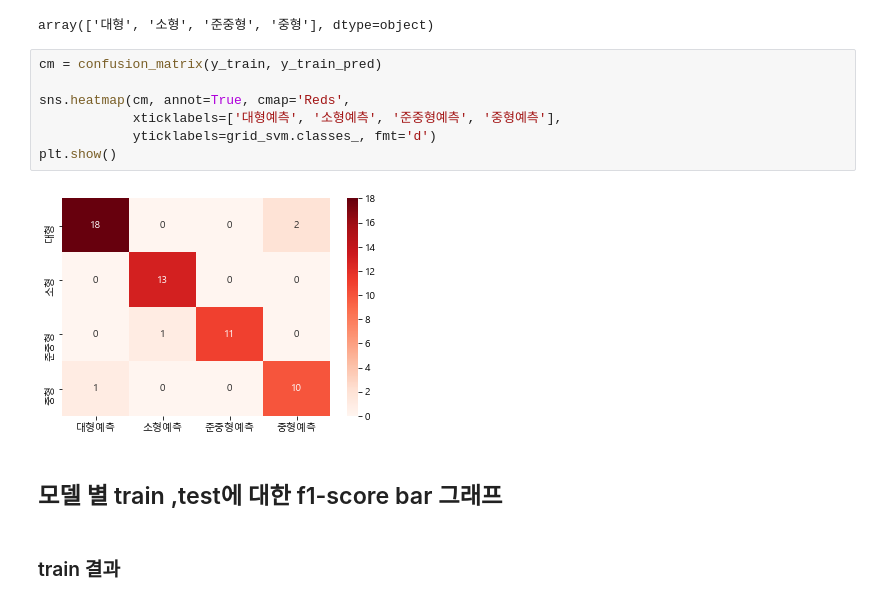
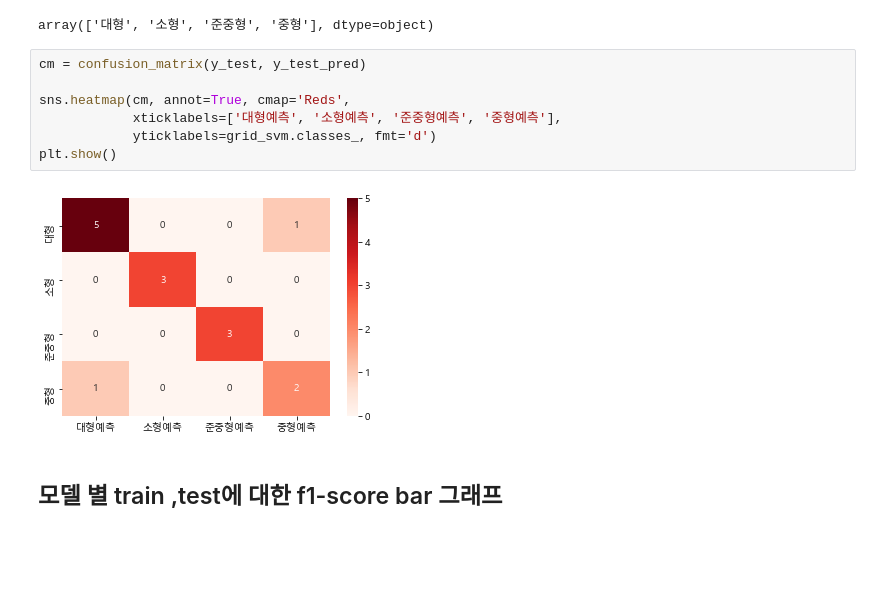
Before and after one commit to pgw928/medici, a Jupyter notebook: homework/6일차_과제.ipynb, the cells around one changed output. Saved outputs shown, nothing was run; the diff lists cells and outputs as text; blank space fills up the shorter version.

```diff
--- a/homework/6일차_과제.ipynb
+++ b/homework/6일차_과제.ipynb
@@ -361,16 +361,14 @@ grid_svm.classes_
 # %% [output]
 array(['대형', '소형', '준중형', '중형'], dtype=object)
 # %%
-cm = confusion_matrix(y_train, y_train_pred)
+cm = confusion_matrix(y_test, y_test_pred)
 
 sns.heatmap(cm, annot=True, cmap='Reds',
             xticklabels=['대형예측', '소형예측', '준중형예측', '중형예측'],
             yticklabels=grid_svm.classes_, fmt='d')
 plt.show()
 # %% [output]
-[figure, old version]
+[figure, new version]
 # %% [markdown]
 ## 모델 별 train ,test에 대한 f1-score bar 그래프
-# %% [markdown]
-### train 결과
 # %%
```
Also changed, not shown: parts of 7 cells of this notebook.
